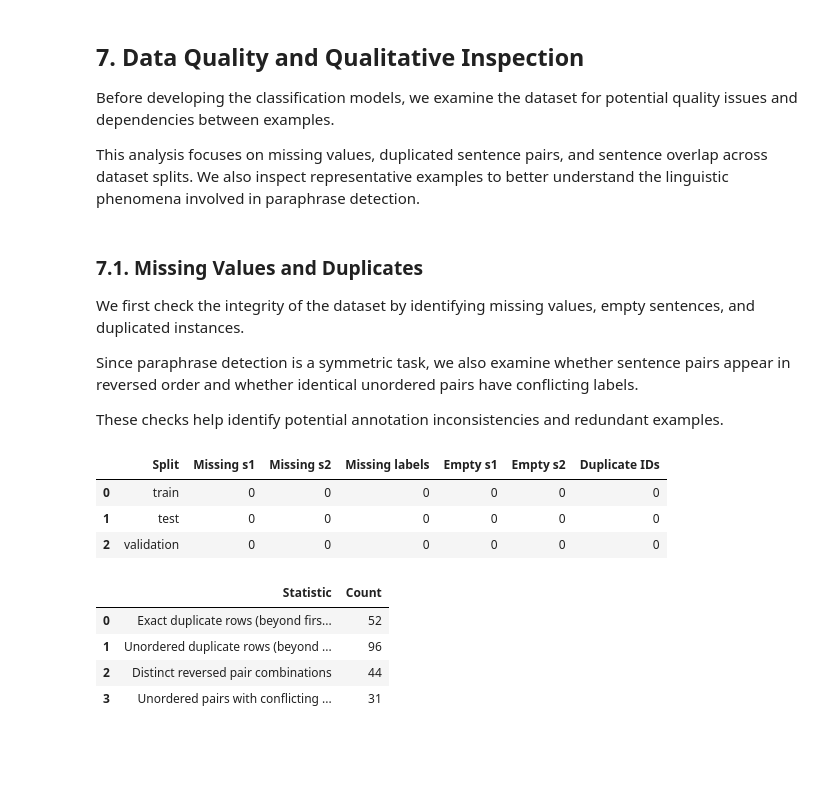
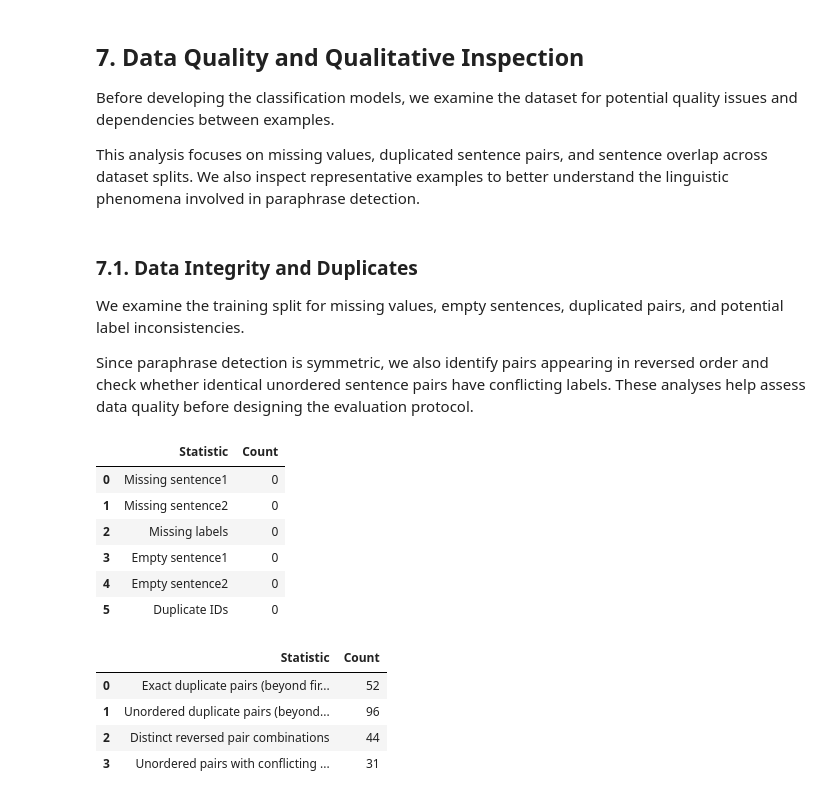
Before and after one commit to nuriallfe/nlp1, a Jupyter notebook: data_exploration.ipynb, the cells around one changed output. Cells and saved outputs as stored; diff of their text form; code cells hidden in the pictures; blank space fills up the shorter version.

Commit message:
mod data exp

```diff
--- a/data_exploration.ipynb
+++ b/data_exploration.ipynb
@@ -521,43 +614,43 @@ Before developing the classification models, we examine the dataset for potentia
 
 This analysis focuses on missing values, duplicated sentence pairs, and sentence overlap across dataset splits. We also inspect representative examples to better understand the linguistic phenomena involved in paraphrase detection.
 # %% [markdown]
-### 7.1. Missing Values and Duplicates
+### 7.1. Data Integrity and Duplicates
 
-We first check the integrity of the dataset by identifying missing values, empty sentences, and duplicated instances.
+We examine the training split for missing values, empty sentences, duplicated pairs, and potential label inconsistencies.
 
-Since paraphrase detection is a symmetric task, we also examine whether sentence pairs appear in reversed order and whether identical unordered pairs have conflicting labels.
-
-These checks help identify potential annotation inconsistencies and redundant examples.
+Since paraphrase detection is symmetric, we also identify pairs appearing in reversed order and check whether identical unordered sentence pairs have conflicting labels. These analyses help assess data quality before designing the evaluation protocol.
 # %%
-# Convert each split to a DataFrame
-split_dfs = {
-    name: data.to_pandas()
-    for name, data in dataset.items()
-}
-
-quality_summary = []
-
-for split_name, df in split_dfs.items():
-
-    quality_summary.append({
-        "Split": split_name,
-        "Missing s1": df["sentence1"].isna().sum(),
-        "Missing s2": df["sentence2"].isna().sum(),
-        "Missing labels": df["label"].isna().sum(),
-        "Empty s1": df["sentence1"].fillna("").str.strip().eq("").sum(),
-        "Empty s2": df["sentence2"].fillna("").str.strip().eq("").sum(),
-        "Duplicate IDs": df["id"].duplicated().sum()
-    })
-
-quality_summary = pd.DataFrame(quality_summary)
+# Check data integrity in the training split
+quality_summary = pd.DataFrame({
+    "Statistic": [
+        "Missing sentence1",
+        "Missing sentence2",
+        "Missing labels",
+        "Empty sentence1",
+        "Empty sentence2",
+        "Duplicate IDs"
+    ],
+    "Count": [
+        train_df["sentence1"].isna().sum(),
+        train_df["sentence2"].isna().sum(),
+        train_df["label"].isna().sum(),
+        train_df["sentence1"].fillna("").str.strip().eq("").sum(),
+        train_df["sentence2"].fillna("").str.strip().eq("").sum(),
+        train_df["id"].duplicated().sum()
+    ]
+})
 
 display(quality_summary)
 # %% [output]
-|  | Split | Missing s1 | Missing s2 | Missing labels | Empty s1 | Empty s2 | Duplicate IDs |
-| 0 | train | 0 | 0 | 0 | 0 | 0 | 0 |
-| 1 | test | 0 | 0 | 0 | 0 | 0 | 0 |
-| 2 | validation | 0 | 0 | 0 | 0 | 0 | 0 |
+|  | Statistic | Count |
+| 0 | Missing sentence1 | 0 |
+| 1 | Missing sentence2 | 0 |
+| 2 | Missing labels | 0 |
+| 3 | Empty sentence1 | 0 |
+| 4 | Empty sentence2 | 0 |
+| 5 | Duplicate IDs | 0 |
 # %%
+
 train_quality = train_df.copy()
 
 # Ordered pairs: (A, B) differs from (B, A)
@@ -572,10 +665,10 @@ train_quality["unordered_pair"] = [
     for s1, s2 in train_quality["ordered_pair"]
 ]
 
-# Exact duplicates
+# Exact duplicates (same sentences in the same order)
 exact_duplicates = train_quality["ordered_pair"].duplicated().sum()
 
-# Duplicates ignoring sentence order
+# Duplicates regardless of sentence order
 unordered_duplicates = train_quality["unordered_pair"].duplicated().sum()
 
 # Pairs appearing in both orientations
@@ -586,7 +679,7 @@ reversed_pairs = sum(
     for s1, s2 in unique_pairs
 ) // 2
 
-# Conflicting labels for the same unordered pair
+# Unordered pairs with conflicting labels
 conflicting_labels = (
     train_quality.groupby("unordered_pair")["label"]
     .nunique()
@@ -596,8 +689,8 @@ conflicting_labels = (
 
 duplicate_summary = pd.DataFrame({
     "Statistic": [
-        "Exact duplicate rows (beyond first occurrence)",
-        "Unordered duplicate rows (beyond first occurrence)",
+        "Exact duplicate pairs (beyond first occurrence)",
+        "Unordered duplicate pairs (beyond first occurrence)",
         "Distinct reversed pair combinations",
         "Unordered pairs with conflicting labels"
     ],
@@ -612,7 +705,7 @@ duplicate_summary = pd.DataFrame({
 display(duplicate_summary)
 # %% [output]
 |  | Statistic | Count |
-| 0 | Exact duplicate rows (beyond firs... | 52 |
-| 1 | Unordered duplicate rows (beyond ... | 96 |
+| 0 | Exact duplicate pairs (beyond fir... | 52 |
+| 1 | Unordered duplicate pairs (beyond... | 96 |
 | 2 | Distinct reversed pair combinations | 44 |
 | 3 | Unordered pairs with conflicting ... | 31 |
```
Also changed, not shown: parts of 20 cells of this notebook, 1 other file.
